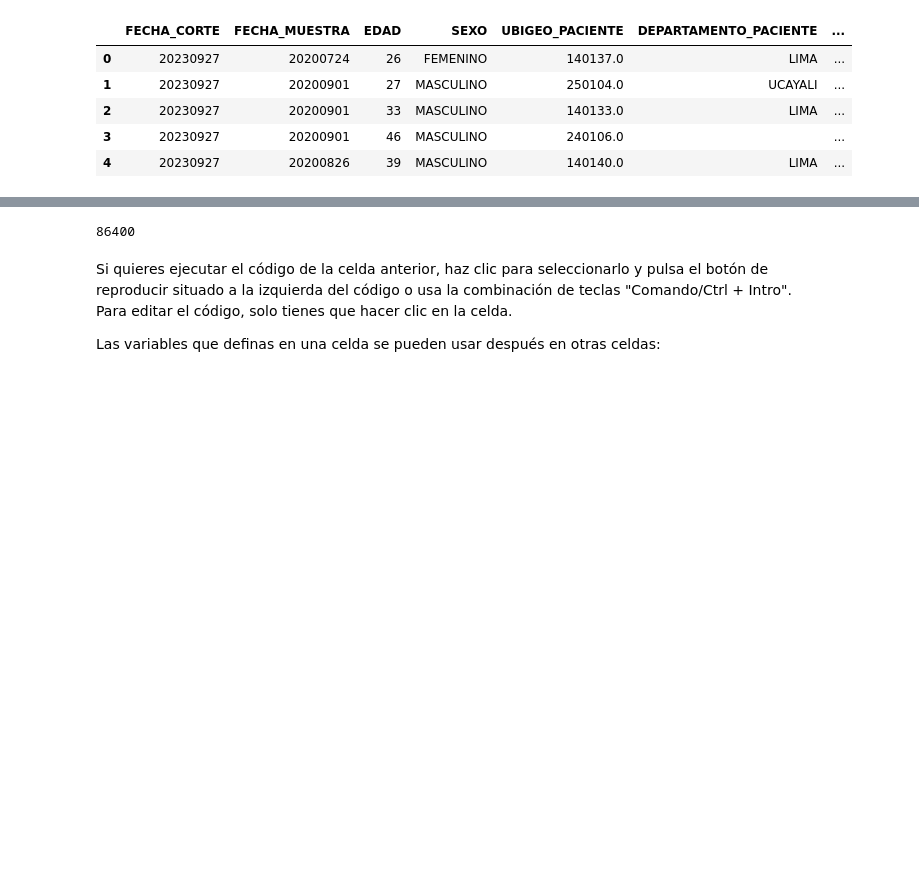
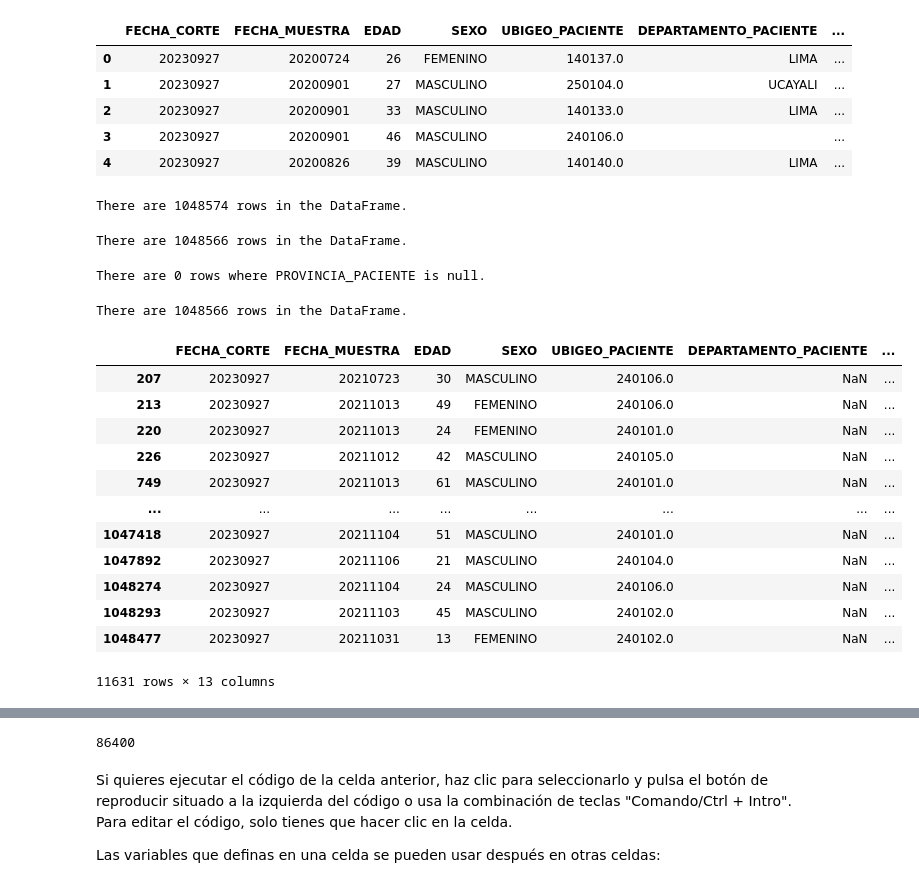
Before and after one commit to vincha4evr/SistInteligentes, a Jupyter notebook: SistInteligentes.ipynb, the cells around one changed output, grey strips where cells are left out. Cells and saved outputs as stored; diff of their text form; code cells hidden in the pictures; blank space fills up the shorter version.

```diff
--- a/SistInteligentes.ipynb
+++ b/SistInteligentes.ipynb
@@ -106,3 +97,54 @@ df.head()
 | 2 | 20230927 | 20200901 | 33 | MASCULINO | 140133.0 | LIMA | ... |
 | 3 | 20230927 | 20200901 | 46 | MASCULINO | 240106.0 |  | ... |
 | 4 | 20230927 | 20200826 | 39 | MASCULINO | 140140.0 | LIMA | ... |
+# %%
+# prompt: delete the rows where UBIGEO_PACIENTE is null
+
+import pandas as pd
+df = df[pd.notnull(df['UBIGEO_PACIENTE'])]
+
+# prompt: show me how many rows are so far
+
+print(f"There are {df.shape[0]} rows in the DataFrame.")
+# %% [output]
+There are 1048574 rows in the DataFrame.
+# %%
+# prompt: delete rows where PROVINCIA_PACIENTE is null
+
+import pandas as pd
+df = df[pd.notnull(df['PROVINCIA_PACIENTE'])]
+print(f"There are {df.shape[0]} rows in the DataFrame.")
+# %% [output]
+There are 1048566 rows in the DataFrame.
+# %%
+# prompt: select how many rows have PROVINCIA_PACIENTE is null
+
+null_provincia_count = df['PROVINCIA_PACIENTE'].isnull().sum()
+print(f"There are {null_provincia_count} rows where PROVINCIA_PACIENTE is null.")
+# %% [output]
+There are 0 rows where PROVINCIA_PACIENTE is null.
+# %%
+import pandas as pd
+df = df[pd.notnull(df['PROVINCIA_PACIENTE'])]
+
+df = df[pd.notnull(df['DISTRITO_PACIENTE'])]
+
+print(f"There are {df.shape[0]} rows in the DataFrame.")
+# %% [output]
+There are 1048566 rows in the DataFrame.
+# %%
+df[df.isnull().any(axis=1)]
+# %% [output]
+|  | FECHA_CORTE | FECHA_MUESTRA | EDAD | SEXO | UBIGEO_PACIENTE | DEPARTAMENTO_PACIENTE | ... |
+| 207 | 20230927 | 20210723 | 30 | MASCULINO | 240106.0 | NaN | ... |
+| 213 | 20230927 | 20211013 | 49 | FEMENINO | 240106.0 | NaN | ... |
+| 220 | 20230927 | 20211013 | 24 | FEMENINO | 240101.0 | NaN | ... |
+| 226 | 20230927 | 20211012 | 42 | MASCULINO | 240105.0 | NaN | ... |
+| 749 | 20230927 | 20211013 | 61 | MASCULINO | 240101.0 | NaN | ... |
+| ... | ... | ... | ... | ... | ... | ... | ... |
+| 1047418 | 20230927 | 20211104 | 51 | MASCULINO | 240101.0 | NaN | ... |
+| 1047892 | 20230927 | 20211106 | 21 | MASCULINO | 240104.0 | NaN | ... |
+| 1048274 | 20230927 | 20211104 | 24 | MASCULINO | 240106.0 | NaN | ... |
+| 1048293 | 20230927 | 20211103 | 45 | MASCULINO | 240102.0 | NaN | ... |
+| 1048477 | 20230927 | 20211031 | 13 | FEMENINO | 240102.0 | NaN | ... |
+11631 rows × 13 columns
```
Also changed, not shown: parts of 3 cells of this notebook.
